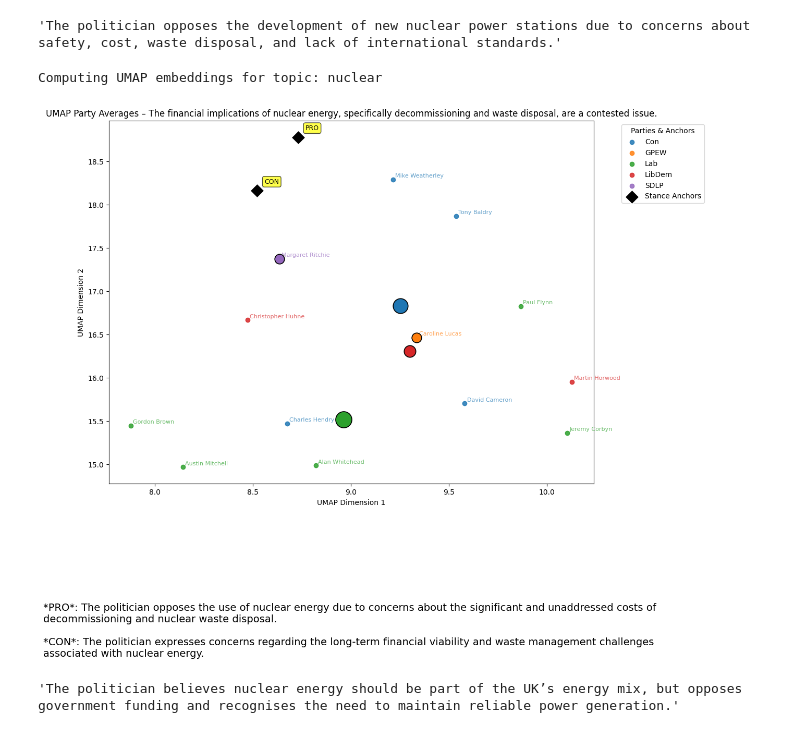
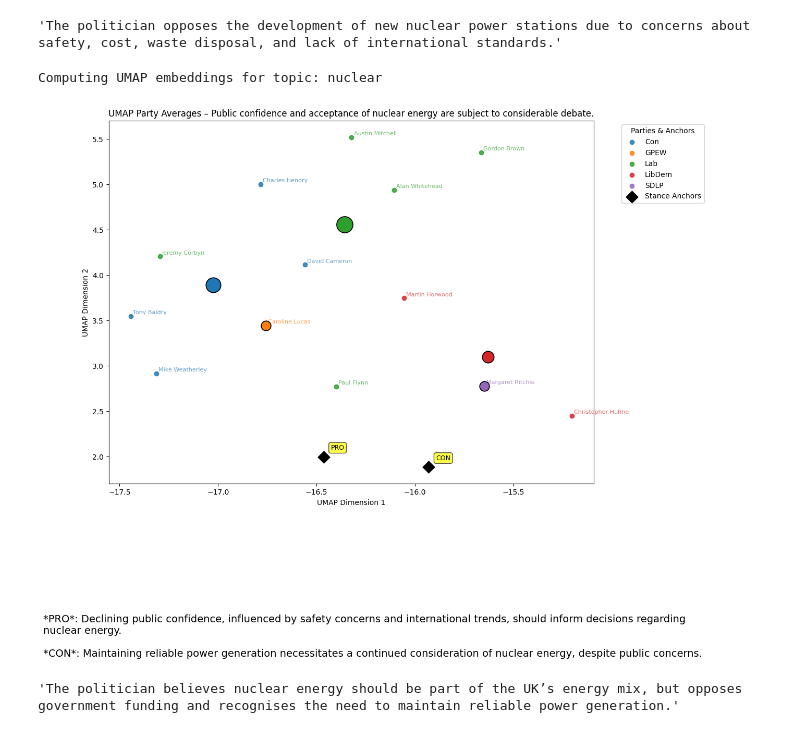
Before and after one commit to fedefraschio/stance-detection-uk-parliament, a Jupyter notebook: notebooks/stance_detection.ipynb, the cells around one changed output. Cells and saved outputs as stored; diff of their text form; code cells hidden in the pictures.

```diff
--- a/notebooks/stance_detection.ipynb
+++ b/notebooks/stance_detection.ipynb
@@ -135,11 +135,11 @@ politician_stance(summarizations=summarizations, name="Martin Horwood")
 # %% [output]
 'The politician opposes the development of new nuclear power stations due to concerns about safety, cost, waste disposal, and lack of international standards.'
 # %%
-embeddings = uk.compute_umap_embeddings('nuclear', anchors[1])
+embeddings = uk.compute_umap_embeddings('nuclear', anchors[2])
 uk.plot_umap_party_averages(embeddings, 'nuclear')
 # %% [output]
 Computing UMAP embeddings for topic: nuclear
-[figure, old version]
+[figure, new version]
 # %%
 politician_stance(summarizations=summarizations, name="Christopher Huhne")
 # %% [output]
```
Also changed, not shown: parts of 24 cells of this notebook, 1 other file.
